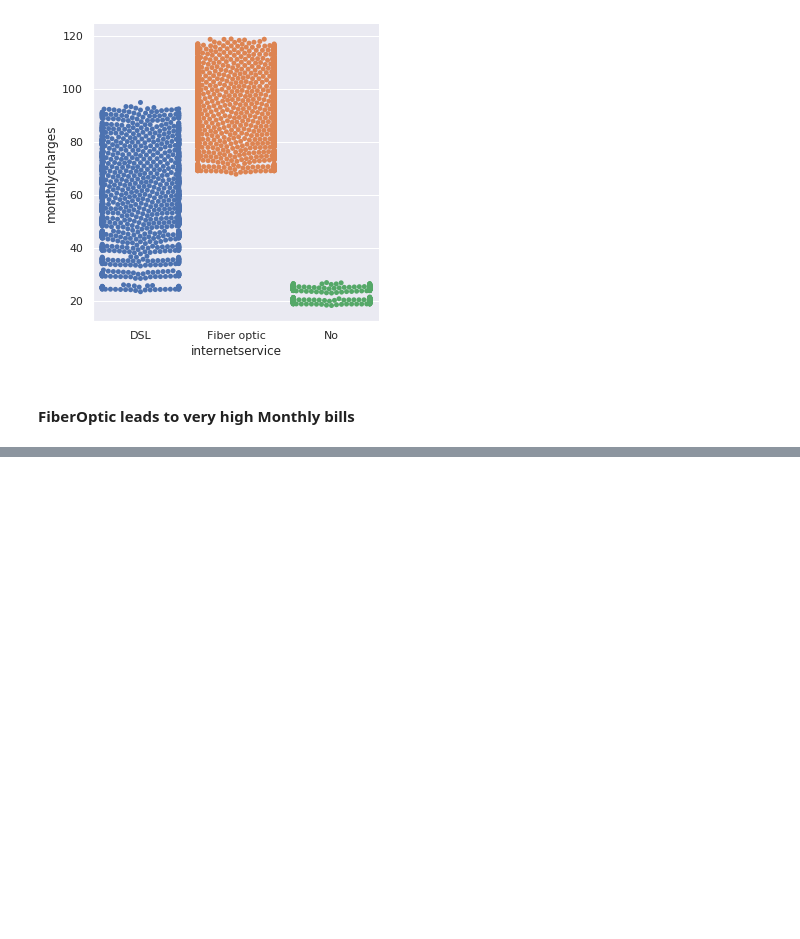
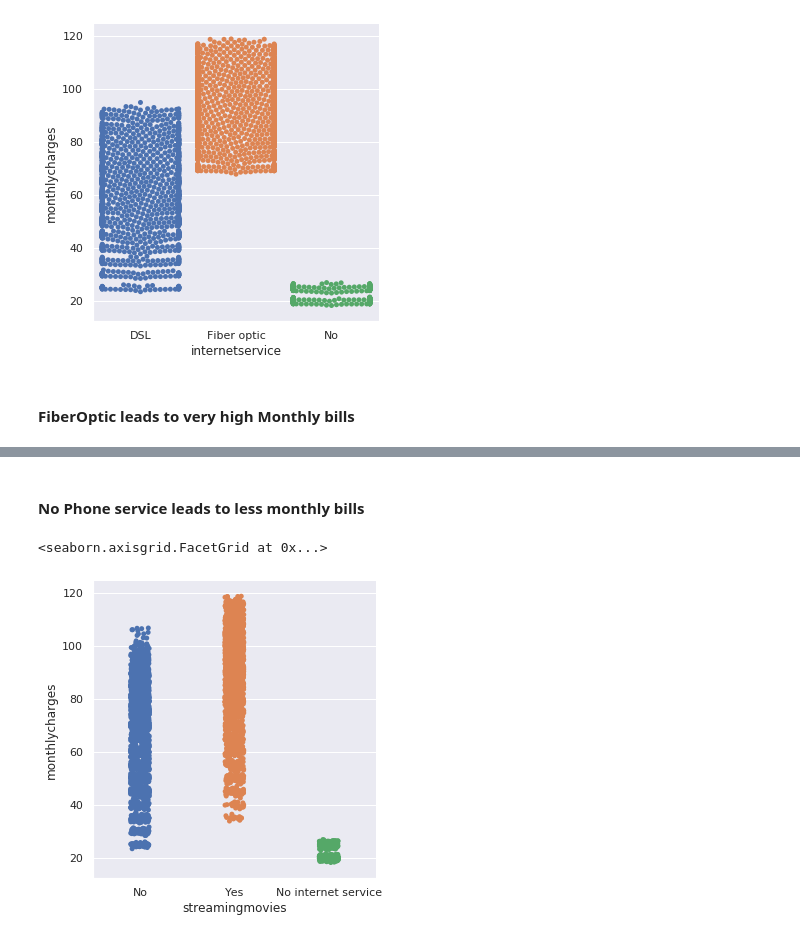
Before and after one commit to singhmanishh/telecom_churn, a Jupyter notebook: Telecom_Churn_EDA.ipynb, the cells around one changed output, grey strips where cells are left out. Saved outputs shown, nothing was run; the diff lists cells and outputs as text; code cells hidden in the pictures; blank space fills up the shorter version.

```diff
--- a/Telecom_Churn_EDA.ipynb
+++ b/Telecom_Churn_EDA.ipynb
@@ -112,0 +116,7 @@ sns.catplot(x="phoneservice", y="MonthlyCharges",kind="boxen", data=df)
+# %% [markdown]
+#### No Phone service leads to less monthly bills ####
+# %%
+sns.catplot(x="streamingmovies", y="monthlycharges",kind="strip", data=df)
+# %% [output]
+<seaborn.axisgrid.FacetGrid at 0x...>
+[figure, added]
```
Also changed, not shown: parts of 1 cell of this notebook.
